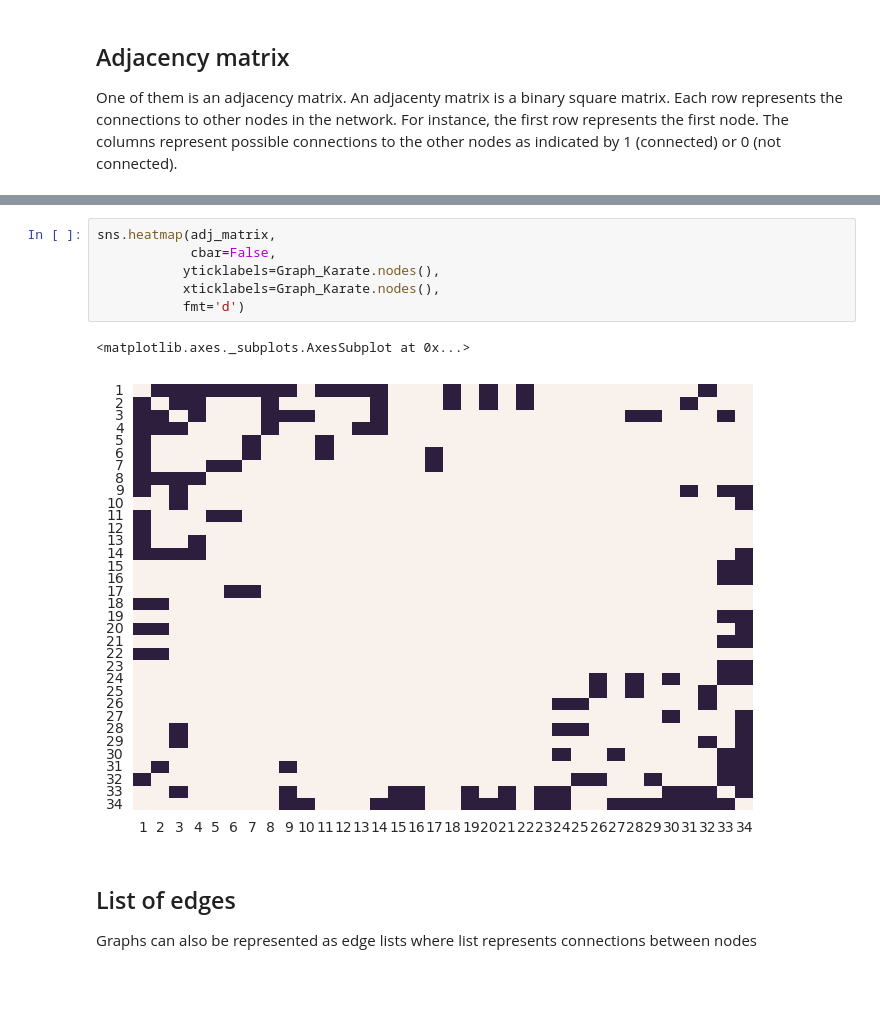
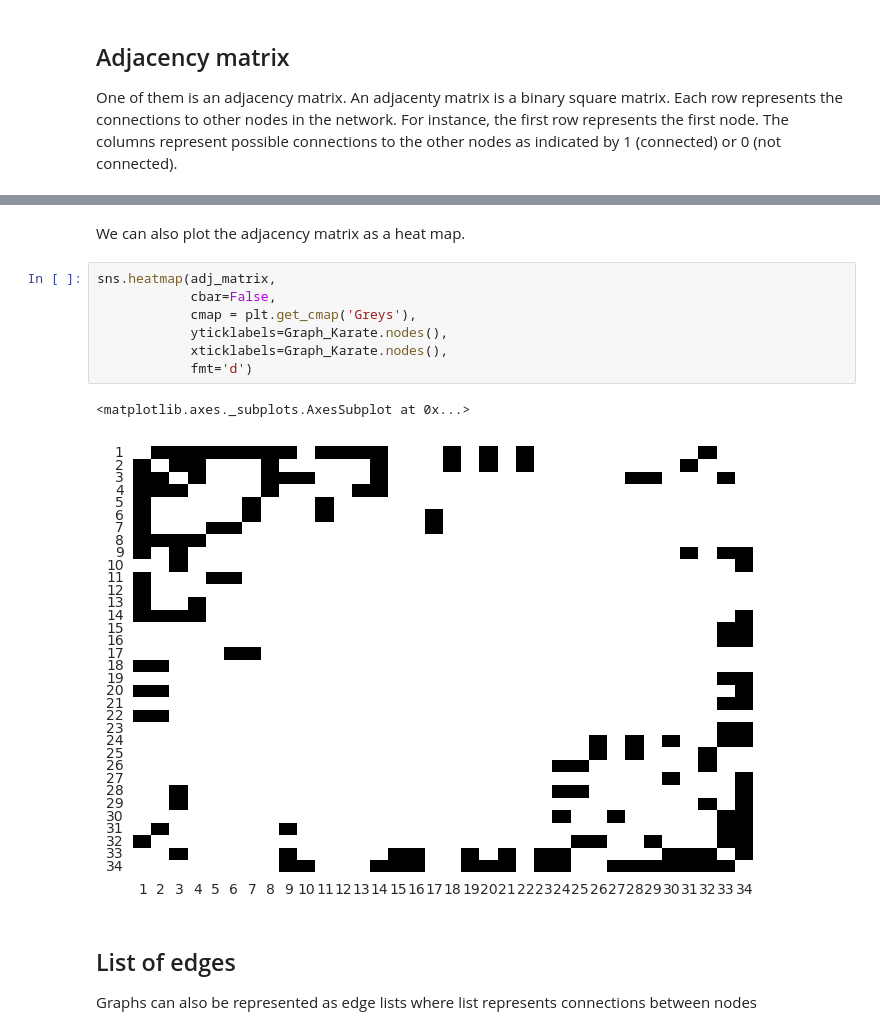
Before and after one commit to dssg/hitchhikers-guide, a Jupyter notebook: tech-tutorials/network/Introduction_to_Networks.ipynb, the cells around one changed output, grey strips where cells are left out. Drawn from its saved outputs; the diff is of its cells as text; blank space fills up the shorter version.

```diff
--- a/tech-tutorials/network/Introduction_to_Networks.ipynb
+++ b/tech-tutorials/network/Introduction_to_Networks.ipynb
@@ -78,15 +93,18 @@ print(adj_matrix)
  [1 0 0 0 0 0 0 0 0 0 0 0 0 0 0 0 0 0 0 0 0 0 0 0 1 1 0 0 1 0 0 0 1 1]
  [0 0 1 0 0 0 0 0 1 0 0 0 0 0 1 1 0 0 1 0 1 0 1 1 0 0 0 0 0 1 1 1 0 1]
  [0 0 0 0 0 0 0 0 1 1 0 0 0 1 1 1 0 0 1 1 1 0 1 1 0 0 1 1 1 1 1 1 1 0]]
+# %% [markdown]
+We can also plot the adjacency matrix as a heat map.
 # %%
 sns.heatmap(adj_matrix,
             cbar=False,
-           yticklabels=Graph_Karate.nodes(),
-           xticklabels=Graph_Karate.nodes(),
-           fmt='d')
+            cmap = plt.get_cmap('Greys'),
+            yticklabels=Graph_Karate.nodes(),
+            xticklabels=Graph_Karate.nodes(),
+            fmt='d')
 # %% [output]
 <matplotlib.axes._subplots.AxesSubplot at 0x...>
-[figure, old version]
+[figure, new version]
 # %% [markdown]
 ## List of edges
 Graphs can also be represented as edge lists where list represents connections between nodes
```
Also changed, not shown: parts of 7 cells of this notebook, 15 other files.
